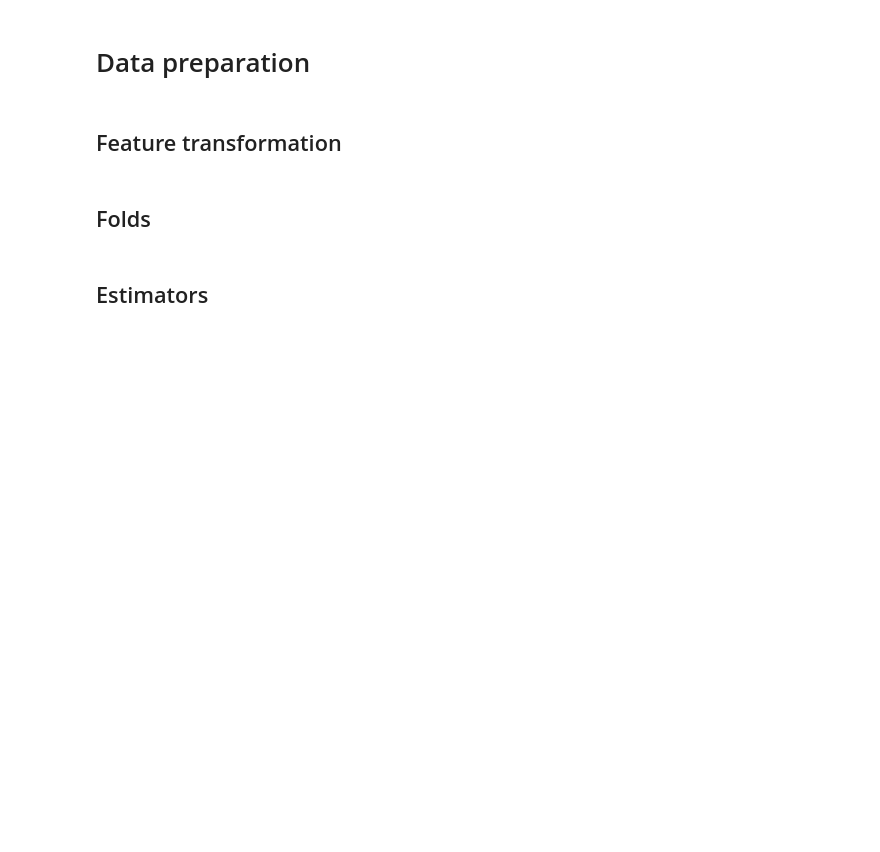
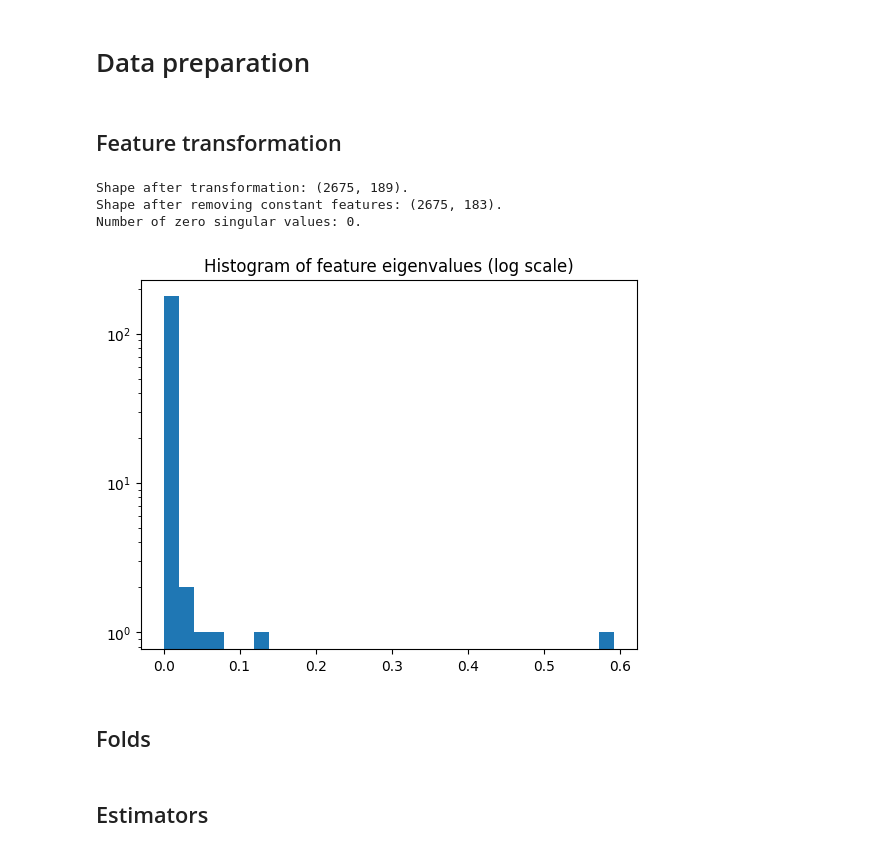
Before and after one commit to jeremylhour/ml4econometrics, a Jupyter notebook: ch05_methodology/lalonde.ipynb, the cells around one changed output. Saved outputs shown, nothing was run; the diff lists cells and outputs as text; code cells hidden in the pictures; blank space fills up the shorter version.

```diff
--- a/ch05_methodology/lalonde.ipynb
+++ b/ch05_methodology/lalonde.ipynb
@@ -57,7 +58,7 @@ COLUMNS = [
     "re78",
 ]
 
-COVARIATES = ["age", "education", "black", "hispanic", "married", "nodegree", "re74", "re75"]
+COVARIATES = ["age", "education", "black", "hispanic", "married", "nodegree", "re74", "re75", "noincome74", "noincome74"]
 
 FILES = {
     "treated": "http://www.nber.org/~rdehejia/data/nswre74_treated.txt",
@@ -95,32 +104,44 @@ pipe = ColumnTransformer([
     (
         'continuous',
         Pipeline([
             ("polynomial", PolynomialFeatures(degree=5)),
             ("min_max_scaler", MinMaxScaler())
         ]),
         ["age", "education", "re74", "re75"]
     ),
     (
         'interactions',
         Pipeline([
             ("polynomial", PolynomialFeatures(degree=2, interaction_only=True)),
             ("min_max_scaler", MinMaxScaler())
         ]),
         COVARIATES
+    ),
+    (
+        'discrete',
+        Pipeline([
+            ("polynomial", PolynomialFeatures(degree=1, interaction_only=False)),
+        ]),
+        ['black', 'hispanic', 'married', 'nodegree', 'noincome74', 'noincome75']
     )
 ])
 X = pipe.fit_transform(df.query("sample in ('treated', 'psid')"))
 print(f"Shape after transformation: {X.shape}.")
 
 X = X[:, X.std(axis=0) != 0]
 print(f"Shape after removing constant features: {X.shape}.")
 
 u, w, vt = np.linalg.svd(X)
 e_ = w ** 2
 e_ /= e_.sum()
 
 _ = plt.hist(e_, bins=30, log=True)
 plt.title("Histogram of feature eigenvalues (log scale)")
 print(f"Number of zero singular values: {(e_==0).sum():.0f}.")
+# %% [output]
+Shape after transformation: (2675, 189).
+Shape after removing constant features: (2675, 183).
+Number of zero singular values: 0.
+[figure, added]
 # %%
 y = df.query("sample in ('treated', 'psid')")["re78"].values
```
Also changed, not shown: parts of 7 cells of this notebook, 14 other files.
